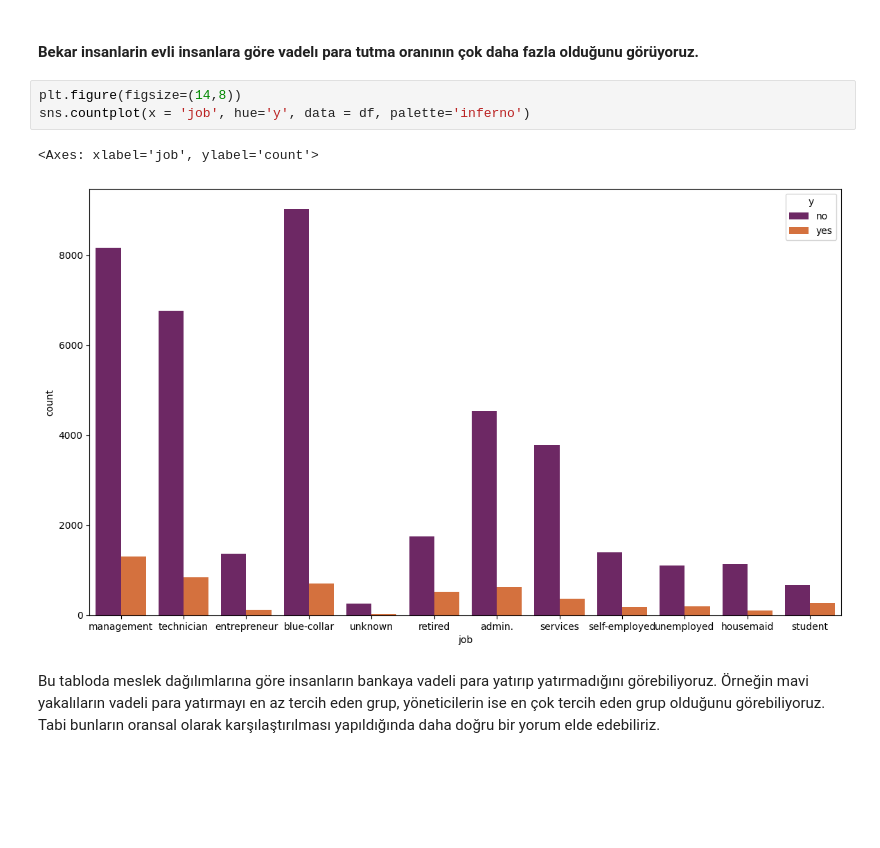
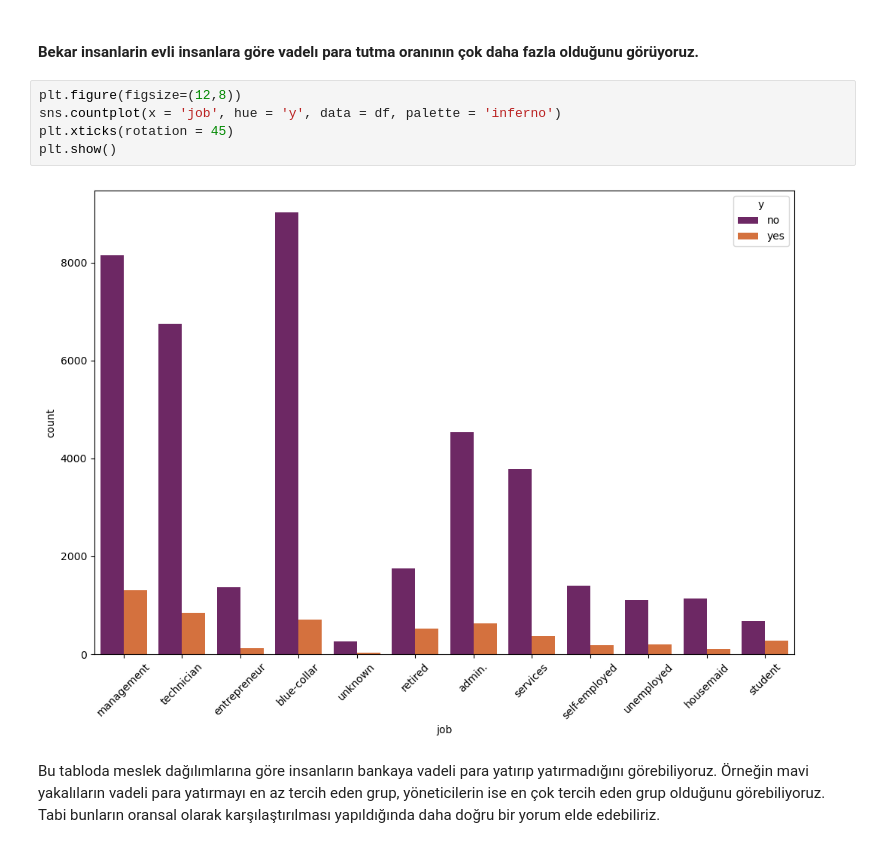
Before and after one commit to zeynepcaglabaykan/Hyperparameter_Tuning, a Jupyter notebook: main.ipynb, the cells around one changed output. Cells and saved outputs as stored; diff of their text form; blank space fills up the shorter version.

```diff
--- a/main.ipynb
+++ b/main.ipynb
@@ -47,11 +47,12 @@ sns.countplot(x = 'marital', hue= 'y', data= df, palette='inferno')
 # %% [markdown]
 #### Bekar insanlarin evli insanlara göre vadelı para tutma oranının çok daha fazla olduğunu görüyoruz.
 # %%
-plt.figure(figsize=(14,8))
-sns.countplot(x = 'job', hue='y', data = df, palette='inferno')
+plt.figure(figsize=(12,8))
+sns.countplot(x = 'job', hue = 'y', data = df, palette = 'inferno')
+plt.xticks(rotation = 45)
+plt.show()
 # %% [output]
-<Axes: xlabel='job', ylabel='count'>
-[figure, old version]
+[figure, new version]
 # %% [markdown]
 Bu tabloda meslek dağılımlarına göre insanların bankaya vadeli para yatırıp yatırmadığını görebiliyoruz. Örneğin mavi yakalıların vadeli para yatırmayı en az tercih eden grup, yöneticilerin ise en çok tercih eden grup olduğunu görebiliyoruz. Tabi bunların oransal olarak karşılaştırılması yapıldığında daha doğru bir yorum elde edebiliriz.
 # %% [markdown]
```
Also changed, not shown: parts of 7 cells of this notebook.
